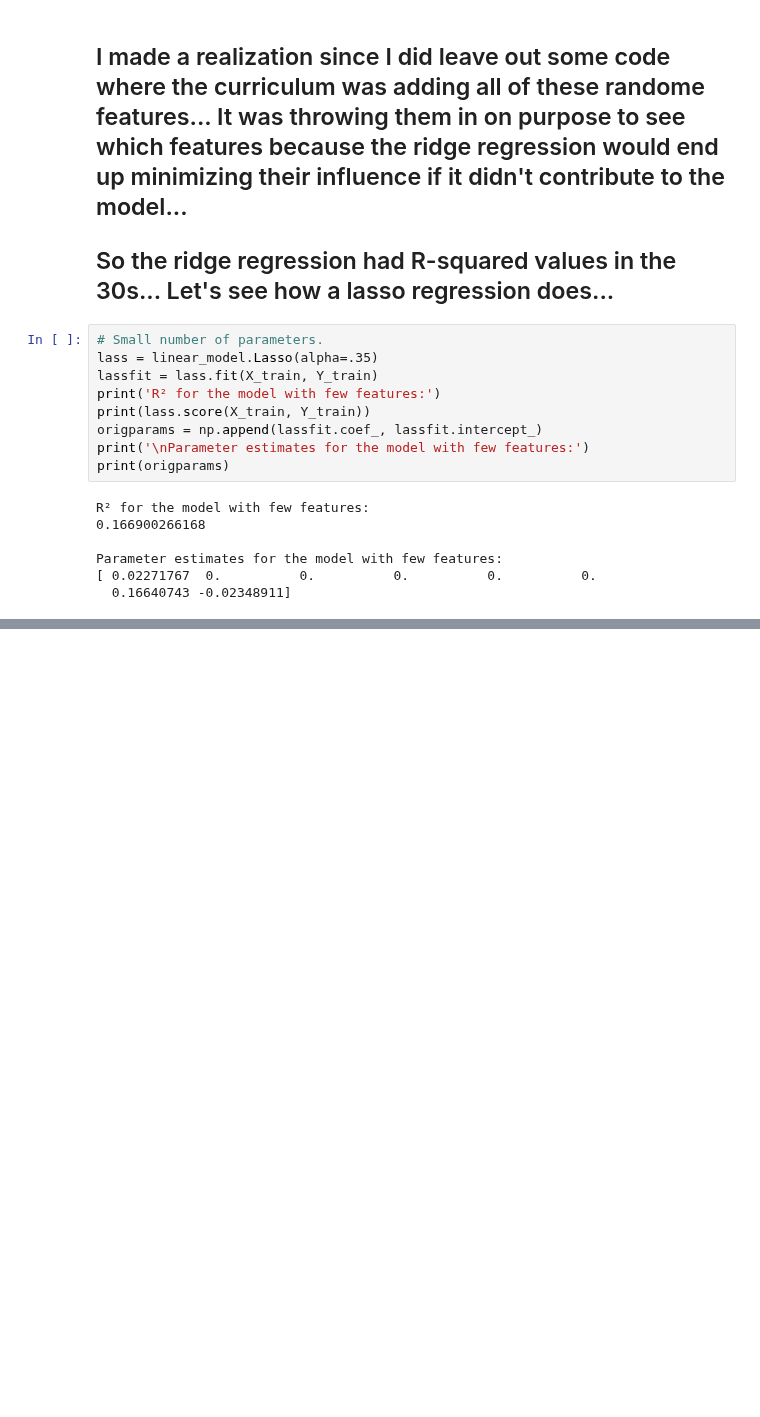
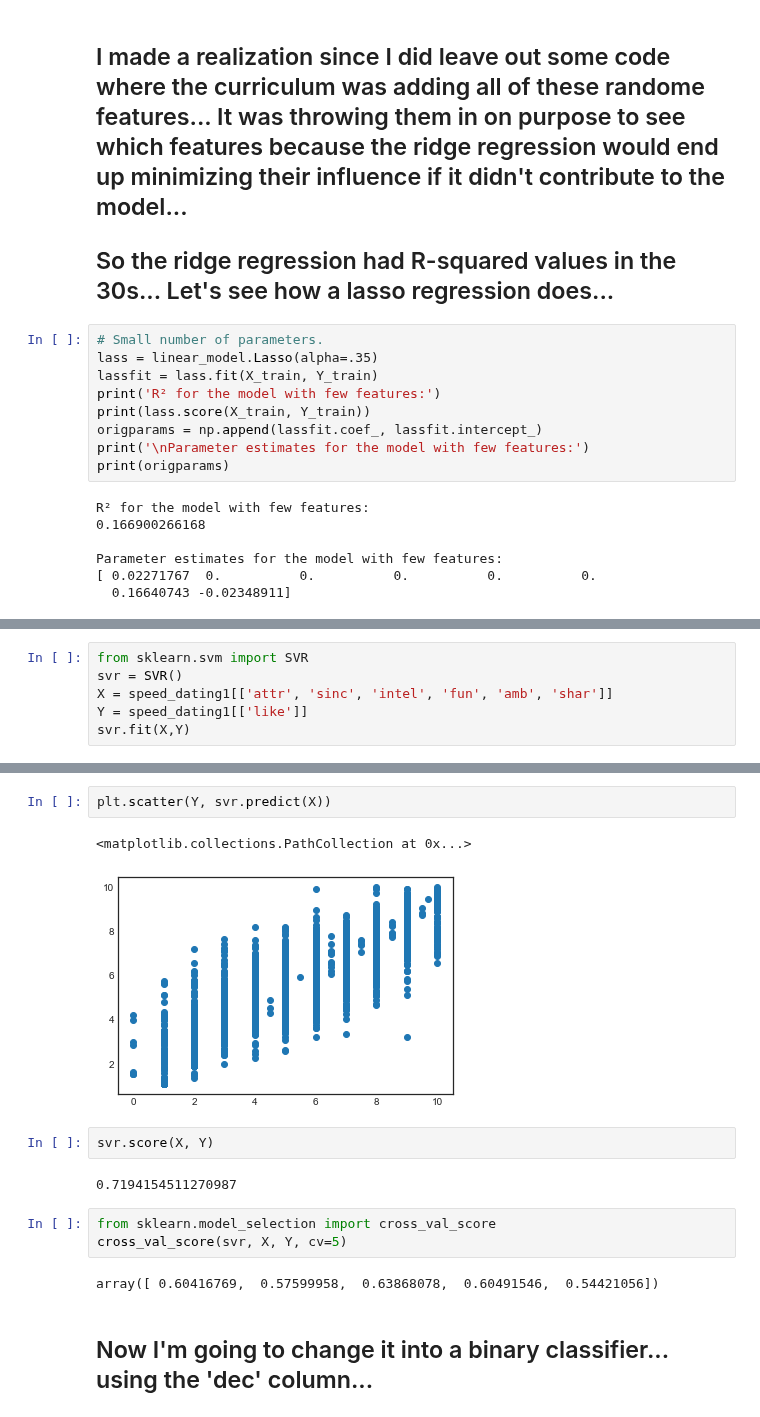
Before and after one commit to VincentG123/ThinkfulBootcamp, a Jupyter notebook: Speed_Dating_Exploration.ipynb, the cells around one changed output, grey strips where cells are left out. Cells and saved outputs as stored; diff of their text form; blank space fills up the shorter version.

```diff
--- a/Speed_Dating_Exploration.ipynb
+++ b/Speed_Dating_Exploration.ipynb
@@ -481,0 +486,6 @@ Parameter estimates for the model with few features:
+# %%
+from sklearn.svm import SVR
+svr = SVR()
+X = speed_dating1[['attr', 'sinc', 'intel', 'fun', 'amb', 'shar']]
+Y = speed_dating1[['like']]
+svr.fit(X,Y)
@@ -481,0 +497,16 @@ Parameter estimates for the model with few features:
+# %%
+plt.scatter(Y, svr.predict(X))
+# %% [output]
+<matplotlib.collections.PathCollection at 0x...>
+[figure, added]
+# %%
+svr.score(X, Y)
+# %% [output]
+0.7194154511270987
+# %%
+from sklearn.model_selection import cross_val_score
+cross_val_score(svr, X, Y, cv=5)
+# %% [output]
+array([ 0.60416769,  0.57599958,  0.63868078,  0.60491546,  0.54421056])
+# %% [markdown]
+## Now I'm going to change it into a binary classifier... using the 'dec' column...
```
Also changed, not shown: parts of 16 cells of this notebook, 1 other file.
